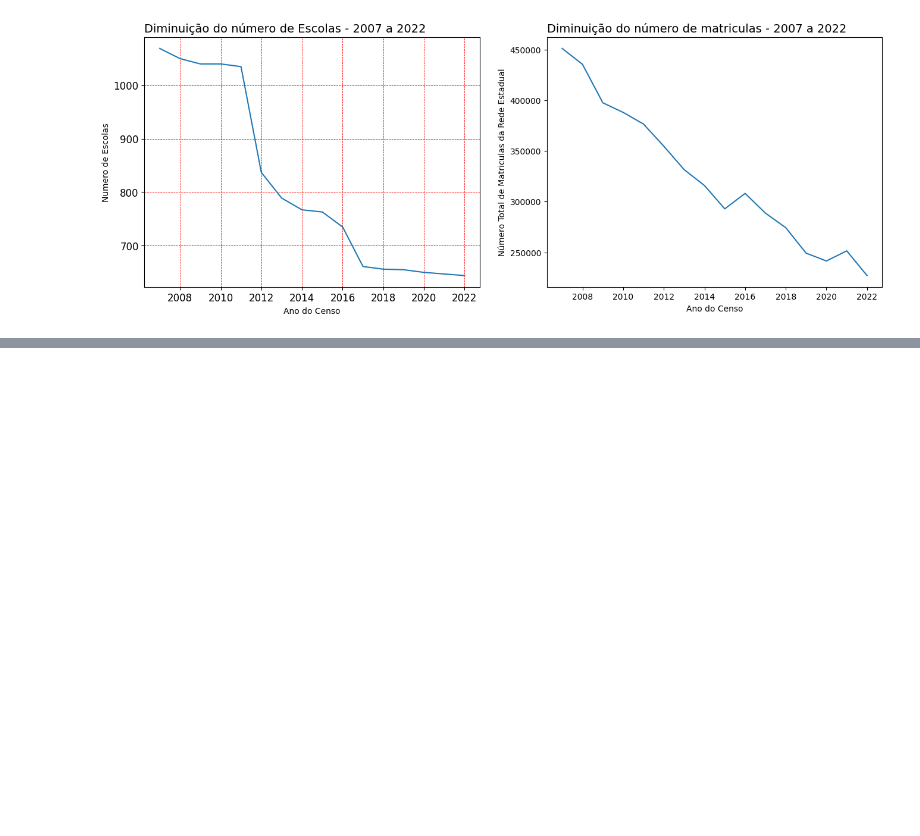
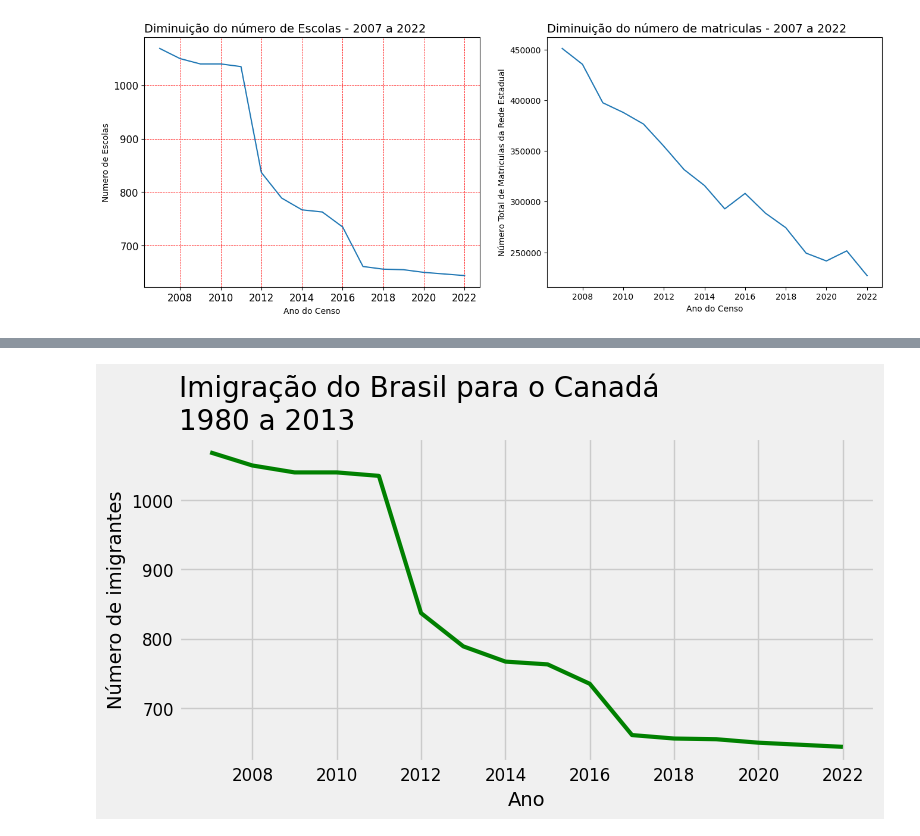
Before and after one commit to rivaldo/estatistica_basica_revisao, a Jupyter notebook: Curso de Estatística/estudo_censo.ipynb, the cells around one changed output, grey strips where cells are left out. Cells and saved outputs as stored; diff of their text form; code cells hidden in the pictures; blank space fills up the shorter version.

```diff
--- a/Curso de Estatística/estudo_censo.ipynb
+++ b/Curso de Estatística/estudo_censo.ipynb
@@ -117,3 +117,7 @@ sns.lineplot(data=quantitativo_matriculas, x=quantitativo_matriculas.index, y=qu
 ax = ax
 # %% [output]
 [figure]
+# %%
+quantitativo_de_escolas.set_index(quantitativo_de_escolas['Ano do Censo'], inplace=True)
+# %%
+quantitativo_de_escolas.drop(columns='Ano do Censo', inplace=True)
@@ -119,0 +145,13 @@ ax = ax
+# %%
+
+with plt.style.context('fivethirtyeight'):
+  fig, ax = plt.subplots(figsize=(8, 4))
+  ax.plot(quantitativo_de_escolas['Numero de Escolas'], lw=3, color='g')
+  ax.set_title('Imigração do Brasil para o Canadá\n1980 a 2013', fontsize=20, loc='left')
+  ax.set_ylabel('Número de imigrantes', fontsize=14)
+  ax.set_xlabel('Ano', fontsize=14)
+  ax.yaxis.set_tick_params(labelsize=12)
+  ax.xaxis.set_tick_params(labelsize=12)
+  plt.show()
+# %% [output]
+[figure, added]
```
Also changed, not shown: parts of 6 cells of this notebook, 1 other file.
